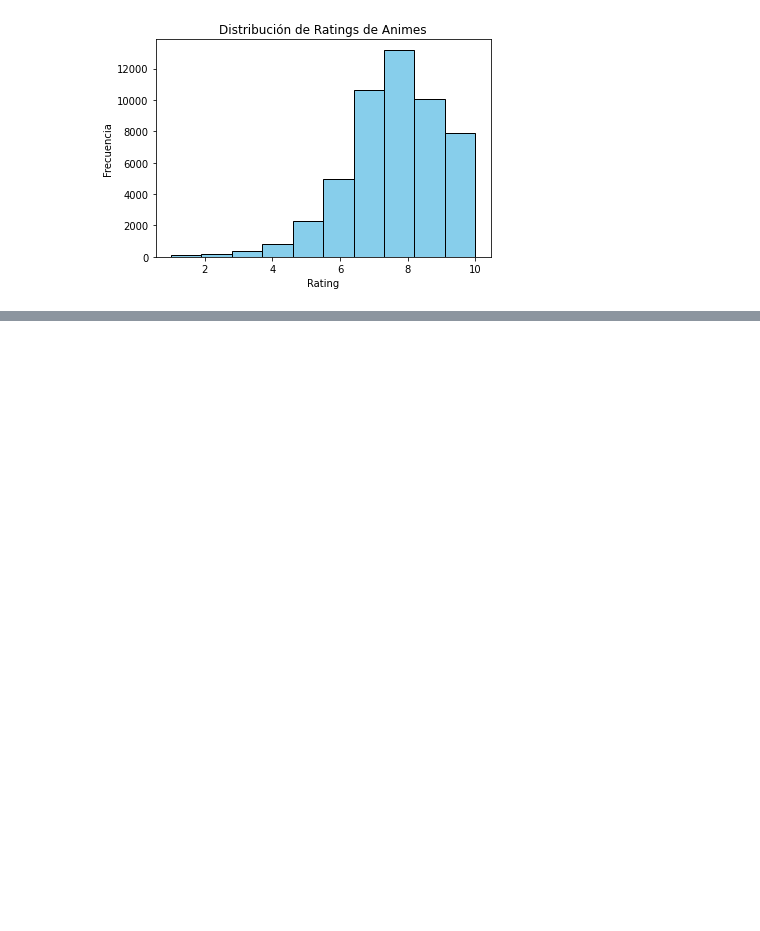
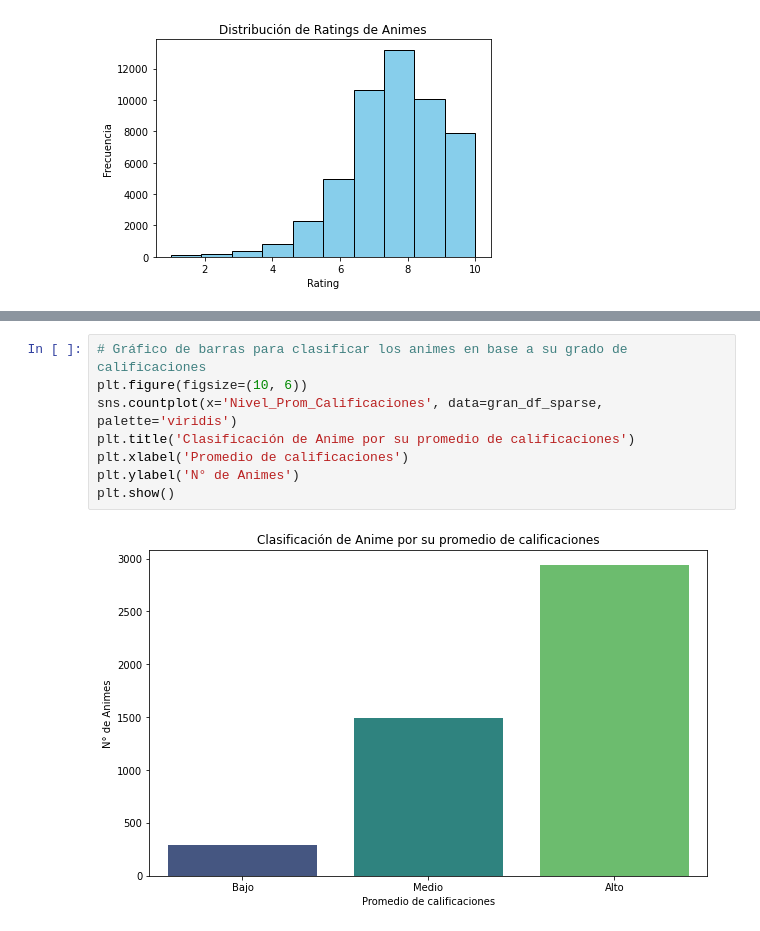
Before and after one commit to VAMarques/Proyecto-Grupo-12, a Jupyter notebook: demo Benjamin/exploratorio_final.ipynb, the cells around one changed output, grey strips where cells are left out. Saved outputs shown, nothing was run; the diff lists cells and outputs as text; blank space fills up the shorter version.

```diff
--- a/demo Benjamin/exploratorio_final.ipynb
+++ b/demo Benjamin/exploratorio_final.ipynb
@@ -139,0 +151,10 @@ rango_dispersion_calificaciones = [0, 2, 4]
+# %%
+# Gráfico de barras para clasificar los animes en base a su grado de calificaciones
+plt.figure(figsize=(10, 6))
+sns.countplot(x='Nivel_Prom_Calificaciones', data=gran_df_sparse, palette='viridis')
+plt.title('Clasificación de Anime por su promedio de calificaciones')
+plt.xlabel('Promedio de calificaciones')
+plt.ylabel('N° de Animes')
+plt.show()
+# %% [output]
+[figure, added]
```
Also changed, not shown: parts of 17 cells of this notebook.
